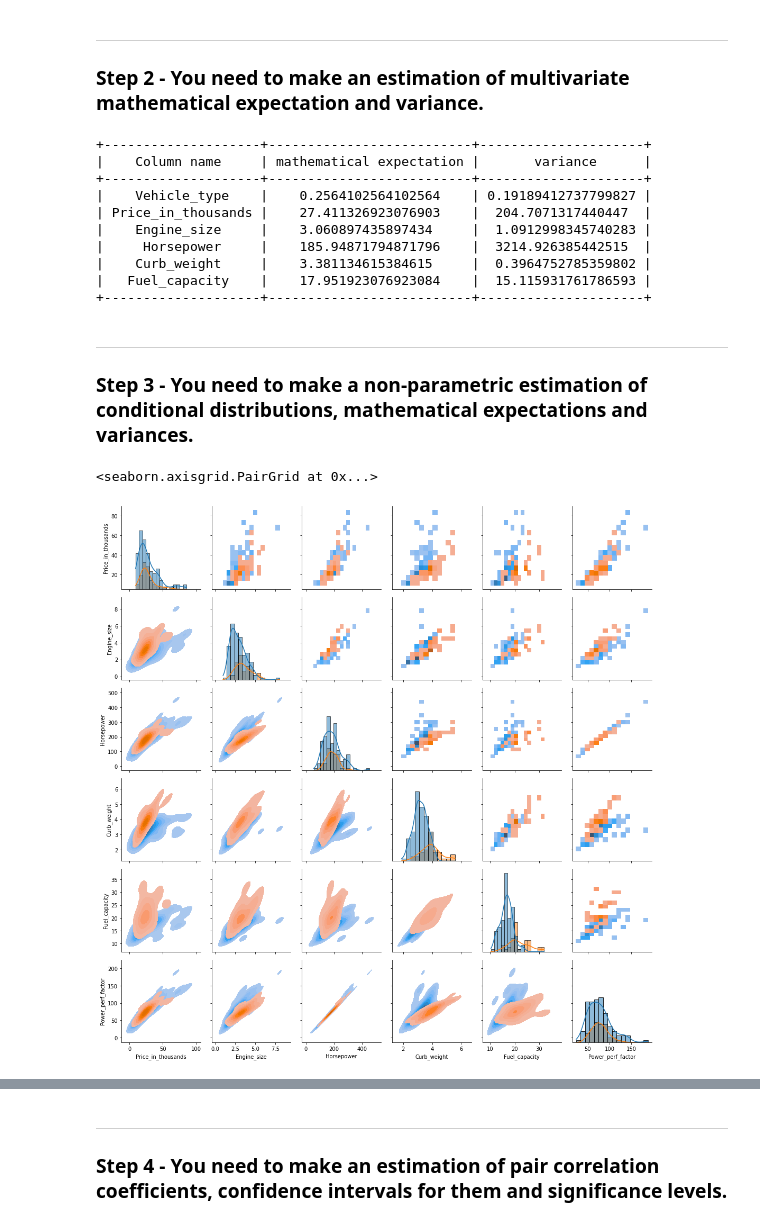
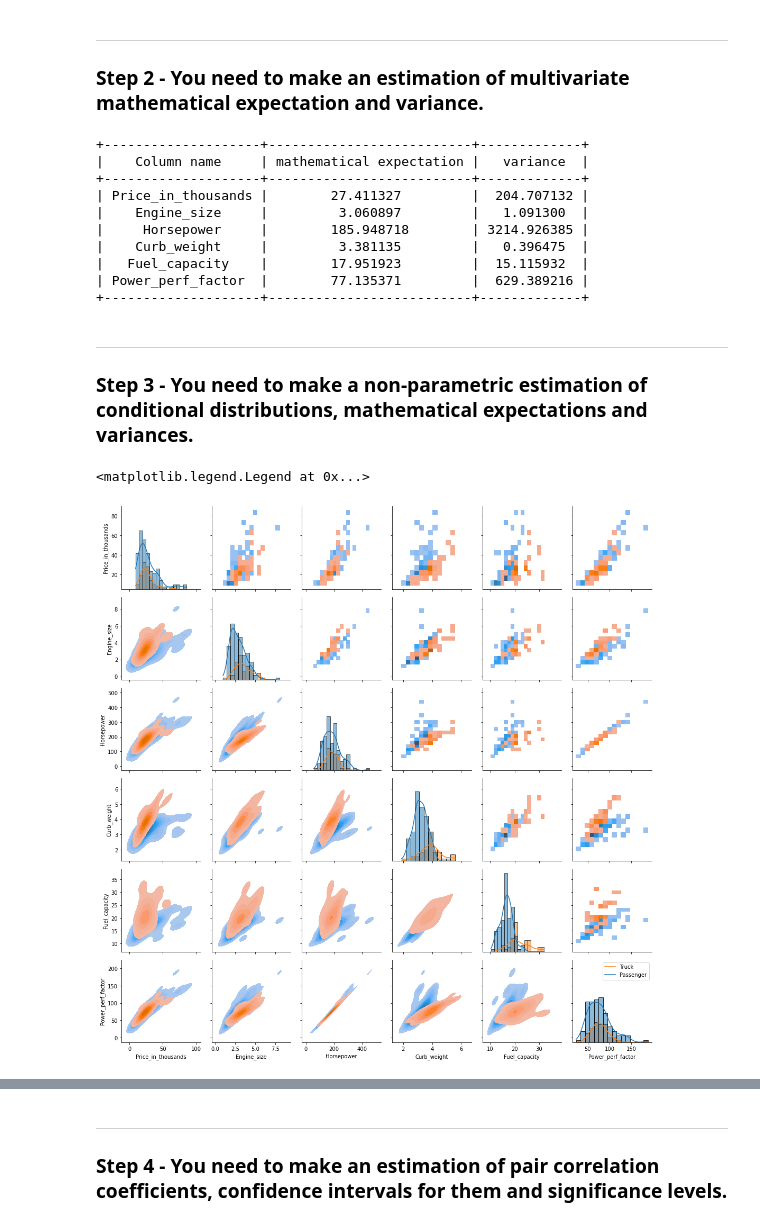
Before and after one commit to belpablo/MMMSA, a Jupyter notebook: Lab_2_redo.ipynb, the cells around one changed output, grey strips where cells are left out. Saved outputs shown, nothing was run; the diff lists cells and outputs as text; code cells hidden in the pictures.

```diff
--- a/Lab_2_redo.ipynb
+++ b/Lab_2_redo.ipynb
@@ -86,31 +86,33 @@ g.map_diag(sns.histplot, kde = True)
 table = PrettyTable()
 table.field_names = ["Column name", "mathematical expectation", "variance"]
 
-for i in range(0, len(cols)-1):
-    table.add_row([str(cols[i]), str(sales_df.mean()[i]), str(sales_df.var()[i])])
+for i in range(1, len(cols)):
+    table.add_row([str(cols[i]), '{:f}'.format(sales_df.mean()[i]), '{:f}'.format(sales_df.var()[i])])
 print(table)
 # %% [output]
-+--------------------+--------------------------+---------------------+
-|    Column name     | mathematical expectation |       variance      |
-+--------------------+--------------------------+---------------------+
-|    Vehicle_type    |    0.2564102564102564    | 0.19189412737799827 |
-| Price_in_thousands |    27.411326923076903    |  204.7071317440447  |
-|    Engine_size     |    3.060897435897434     |  1.0912998345740283 |
-|     Horsepower     |    185.94871794871796    |  3214.926385442515  |
-|    Curb_weight     |    3.381134615384615     |  0.3964752785359802 |
-|   Fuel_capacity    |    17.951923076923084    |  15.115931761786593 |
-+--------------------+--------------------------+---------------------+
++--------------------+--------------------------+-------------+
+|    Column name     | mathematical expectation |   variance  |
++--------------------+--------------------------+-------------+
+| Price_in_thousands |        27.411327         |  204.707132 |
+|    Engine_size     |         3.060897         |   1.091300  |
+|     Horsepower     |        185.948718        | 3214.926385 |
+|    Curb_weight     |         3.381135         |   0.396475  |
+|   Fuel_capacity    |        17.951923         |  15.115932  |
+| Power_perf_factor  |        77.135371         |  629.389216 |
++--------------------+--------------------------+-------------+
 # %% [markdown]
 ---
 ### Step 3 - You need to make a non-parametric estimation of conditional distributions, mathematical expectations and variances.
 # %%
 g = sns.PairGrid(sales_df, hue = cols[0])
 g.map_upper(sns.histplot)
 g.map_lower(sns.kdeplot, fill = True)
 g.map_diag(sns.histplot, kde = True)
+
+plt.legend(['Truck', 'Passenger'])
 # %% [output]
-<seaborn.axisgrid.PairGrid at 0x...>
+<matplotlib.legend.Legend at 0x...>
-[figure, old version]
+[figure, new version]
 # %%
 # list of variables without categorial value Vehicle_type
 w = cols[1:]
```
Also changed, not shown: parts of 9 cells of this notebook.
